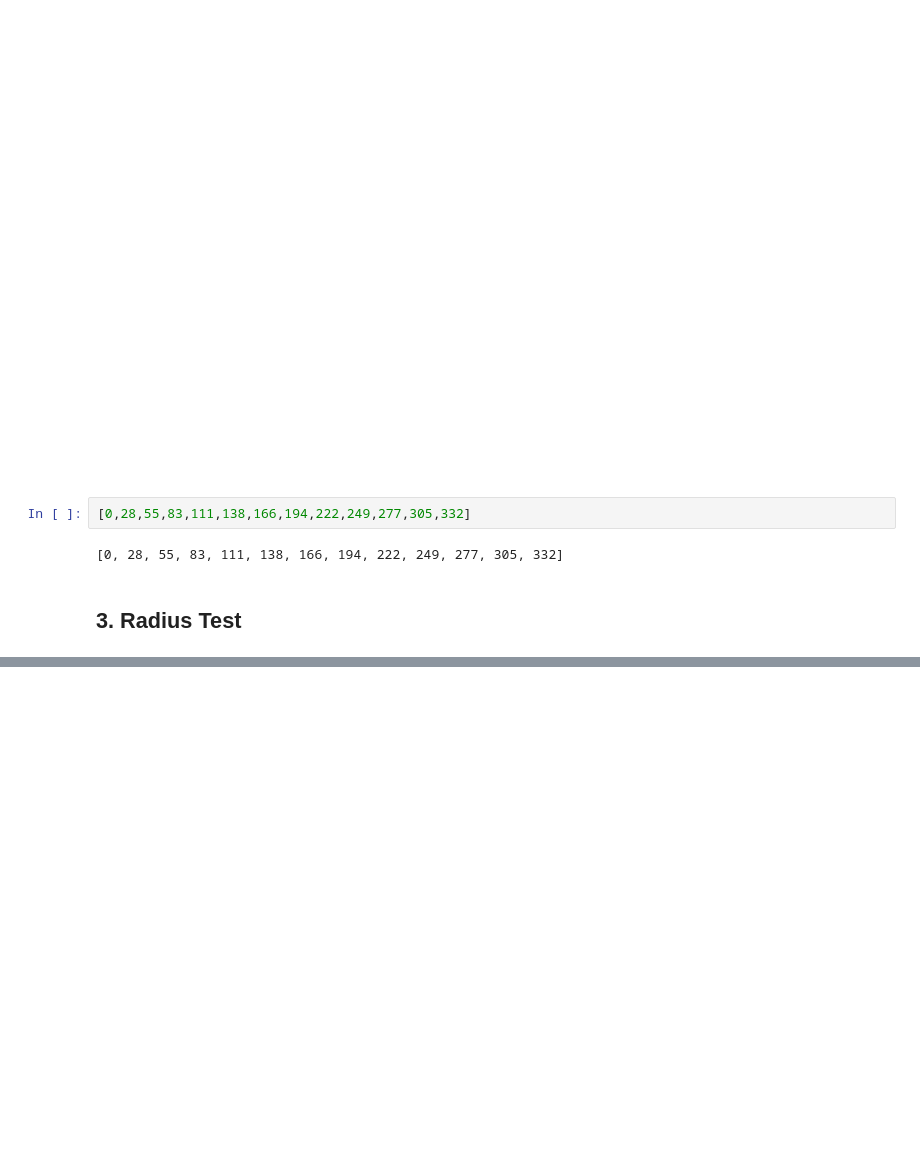
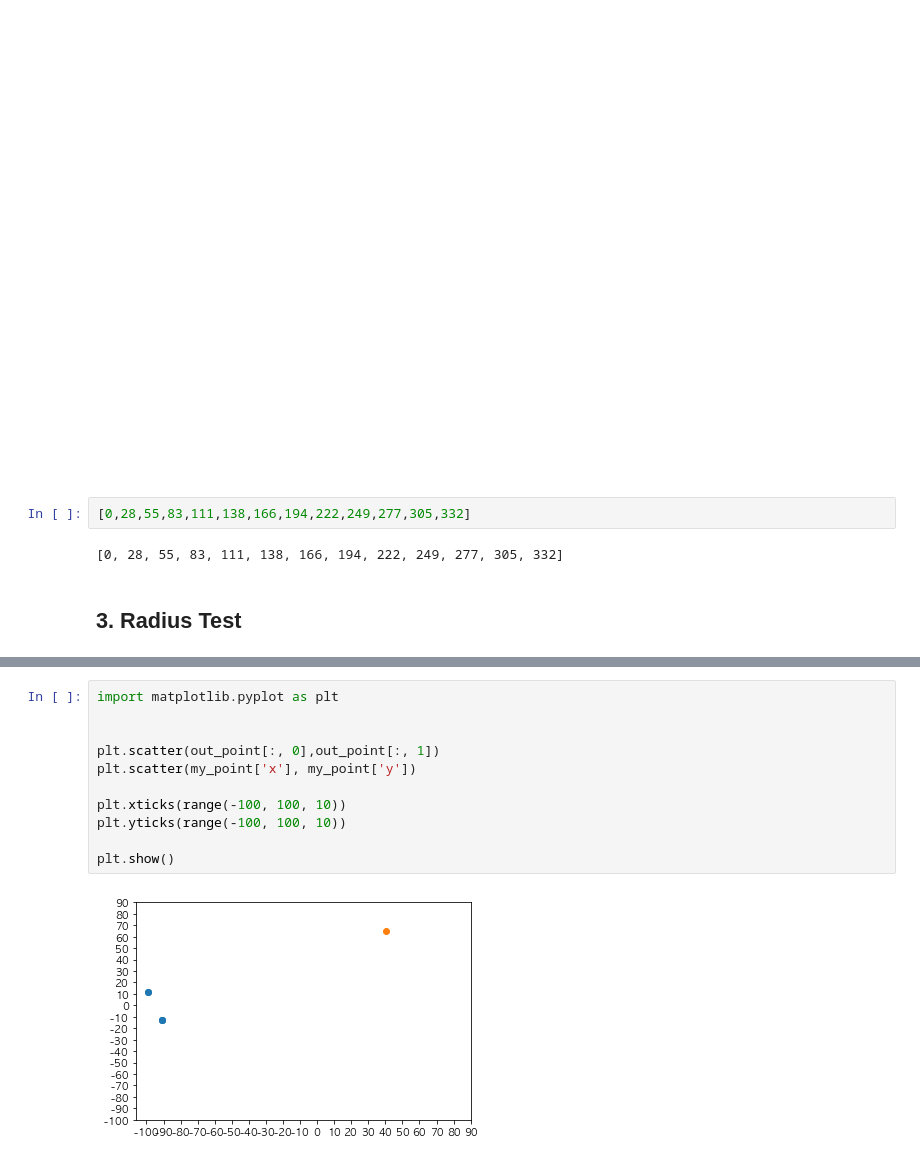
Before and after one commit to MuLetter/muletter-research, a Jupyter notebook: Demo 2. 우체통 지도.ipynb, the cells around one changed output, grey strips where cells are left out. Drawn from its saved outputs; the diff is of its cells as text; blank space fills up the shorter version.

```diff
--- a/Demo 2. 우체통 지도.ipynb
+++ b/Demo 2. 우체통 지도.ipynb
@@ -372,0 +466,13 @@ Demo2.pt3()
+# %%
+import matplotlib.pyplot as plt
+
+
+plt.scatter(out_point[:, 0],out_point[:, 1])
+plt.scatter(my_point['x'], my_point['y'])
+
+plt.xticks(range(-100, 100, 10))
+plt.yticks(range(-100, 100, 10))
+
+plt.show()
+# %% [output]
+[figure, added]
```
Also changed, not shown: parts of 24 cells of this notebook, 1 other file.
